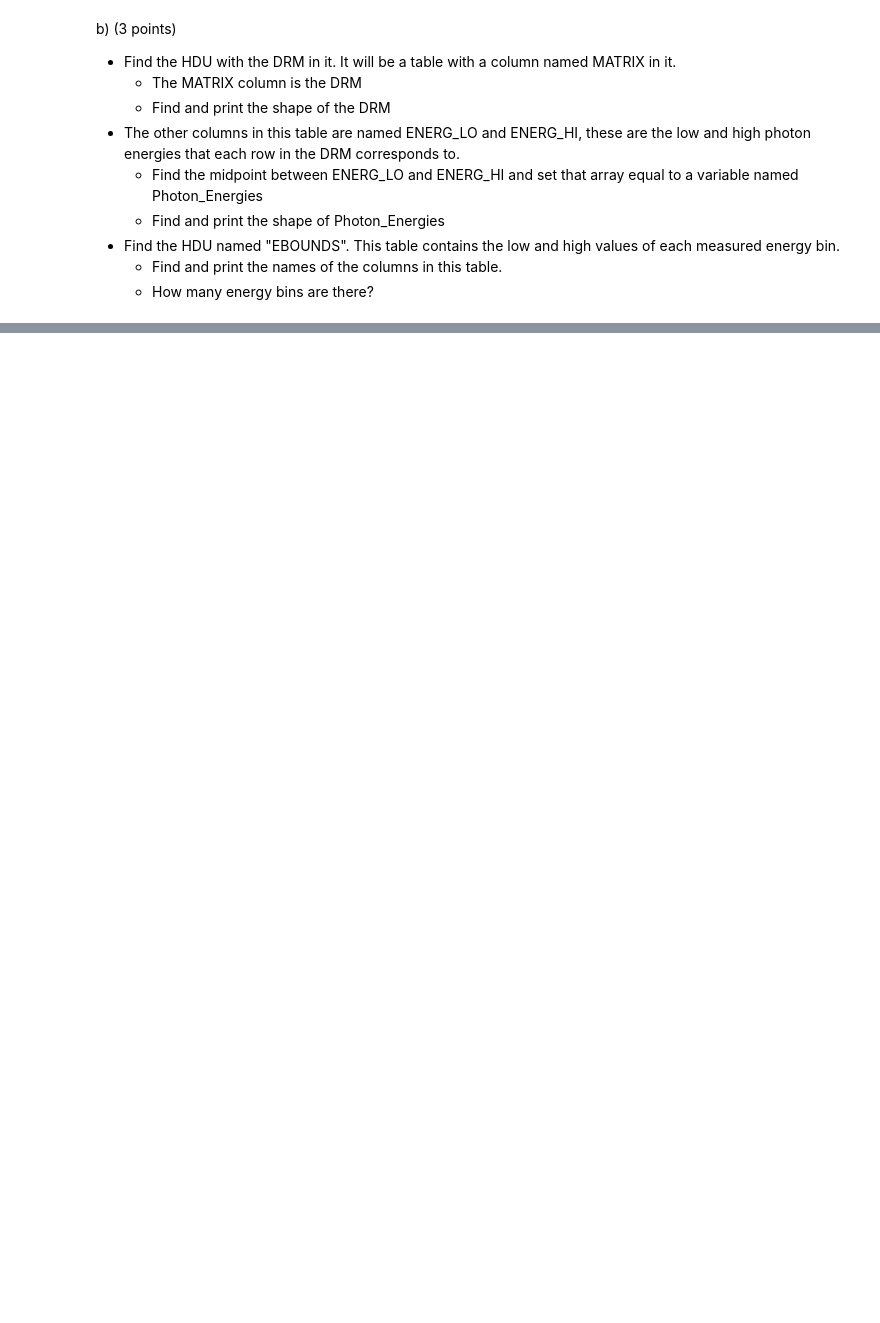
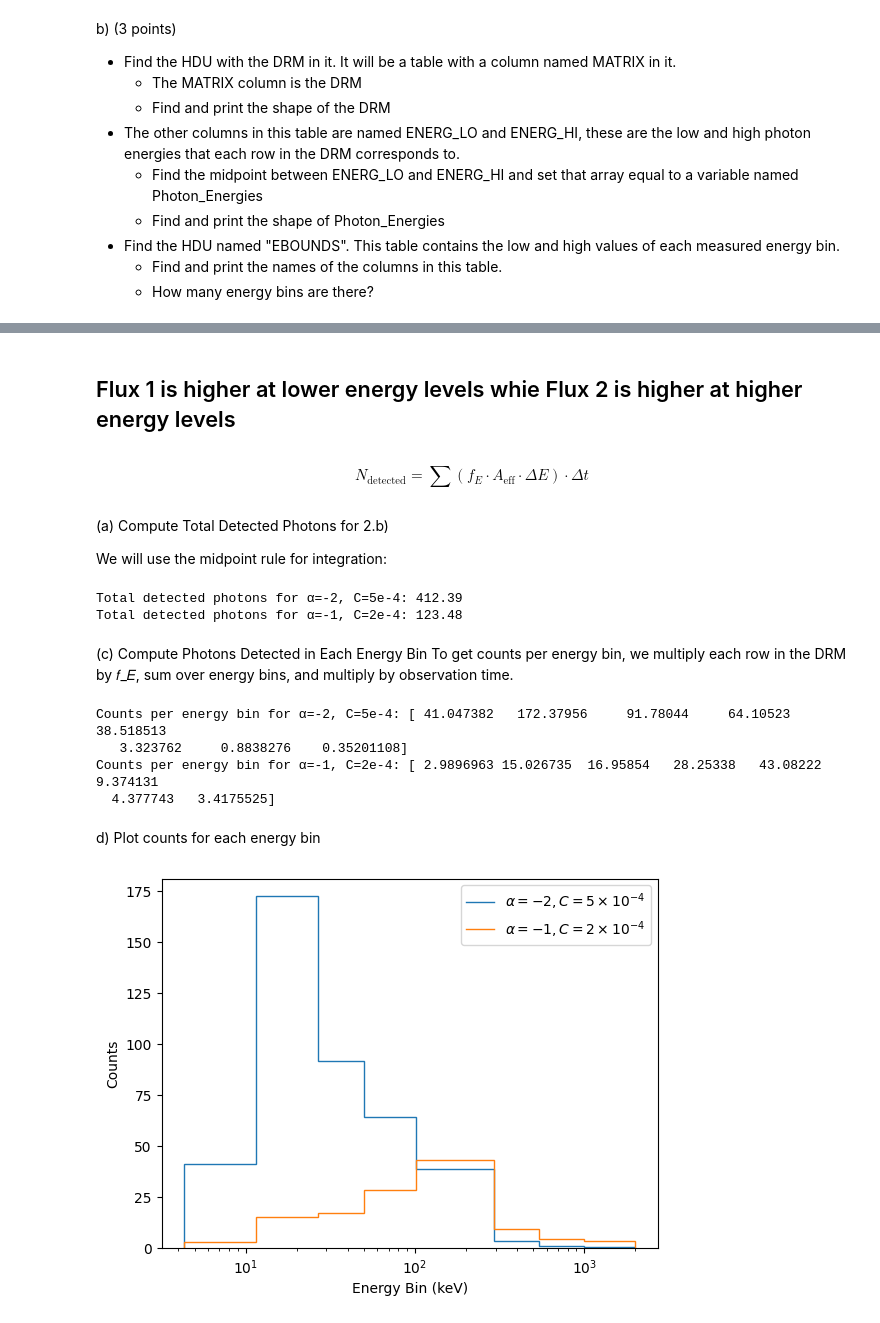
Before and after one commit to aInsan/Astro-97, a Jupyter notebook: HW 4/Adhikari_Insan_HW04.ipynb, the cells around one changed output, grey strips where cells are left out. Cells and saved outputs as stored; diff of their text form; code cells hidden in the pictures; blank space fills up the shorter version.

```diff
--- a/HW 4/Adhikari_Insan_HW04.ipynb
+++ b/HW 4/Adhikari_Insan_HW04.ipynb
@@ -72,0 +199,60 @@ HDU2 does not contain the DRM MATRIX, cols: ['ENERG_LO', 'ENERG_HI', 'MATRIX']
+# %% [markdown]
+## Flux 1 is higher at lower energy levels whie Flux 2 is higher at higher energy levels ##
+# %% [markdown]
+$$N_{\text{detected}} = \sum \left( f_E \cdot A_{\text{eff}} \cdot \Delta E \right) \cdot \Delta t$$
+# %% [markdown]
+(a) Compute Total Detected Photons for 2.b)
+
+We will use the midpoint rule for integration:
+# %%
+# Compute bin widths (ΔE)
+delta_E = HDU1.data["ENERG_HI"] - HDU1.data["ENERG_LO"]
+
+# Compute total detected photons for spectrum in 2.b) (α = -2, C = 5e-4)
+total_counts1 = np.sum(flux1 * Aeff * delta_E) * 10
+
+# Print result
+print(f"Total detected photons for α=-2, C=5e-4: {total_counts1:.2f}")
+
+# Compute total detected photons for spectrum in 2.c) (α = -1, C = 2e-4)
+total_counts2 = np.sum(flux2 * Aeff * delta_E) * 10
+
+# Print result
+print(f"Total detected photons for α=-1, C=2e-4: {total_counts2:.2f}")
+# %% [output]
+Total detected photons for α=-2, C=5e-4: 412.39
+Total detected photons for α=-1, C=2e-4: 123.48
+# %% [markdown]
+(c) Compute Photons Detected in Each Energy Bin
+To get counts per energy bin, we multiply each row in the DRM by 𝑓_𝐸, sum over energy bins, and multiply by observation time.
+# %%
+# Compute detected photons in each energy bin using matrix multiplication
+counts_per_bin_1 = np.dot(HDU1.data["MATRIX"].T, (flux1 * delta_E * 10))
+counts_per_bin_2 = np.dot(HDU1.data["MATRIX"].T, (flux2 * delta_E * 10))
+
+# Print results
+print("Counts per energy bin for α=-2, C=5e-4:", counts_per_bin_1)
+print("Counts per energy bin for α=-1, C=2e-4:", counts_per_bin_2)
+# %% [output]
+Counts per energy bin for α=-2, C=5e-4: [ 41.047382   172.37956     91.78044     64.10523     38.518513
+   3.323762     0.8838276    0.35201108]
+Counts per energy bin for α=-1, C=2e-4: [ 2.9896963 15.026735  16.95854   28.25338   43.08222    9.374131
+  4.377743   3.4175525]
+# %% [markdown]
+d) Plot counts for each energy bin
+# %%
+# Create energy bin edges
+energy_bins = np.append(HDU2.data["E_MIN"], HDU2.data["E_MAX"][-1])
+
+# Plot the counts
+plt.figure()
+plt.stairs(counts_per_bin_1, edges=energy_bins, label=r"$\alpha=-2, C=5\times10^{-4}$")
+plt.stairs(counts_per_bin_2, edges=energy_bins, label=r"$\alpha=-1, C=2\times10^{-4}$")
+
+plt.xscale("log")
+plt.xlabel("Energy Bin (keV)")
+plt.ylabel("Counts")
+plt.legend()
+plt.show()
+# %% [output]
+[figure, added]
```
Also changed, not shown: parts of 10 cells of this notebook, 11 other files.
